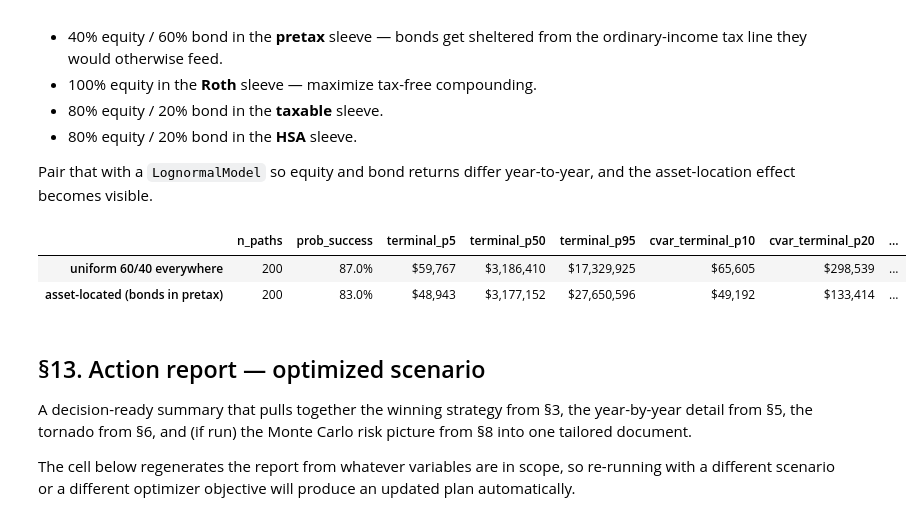
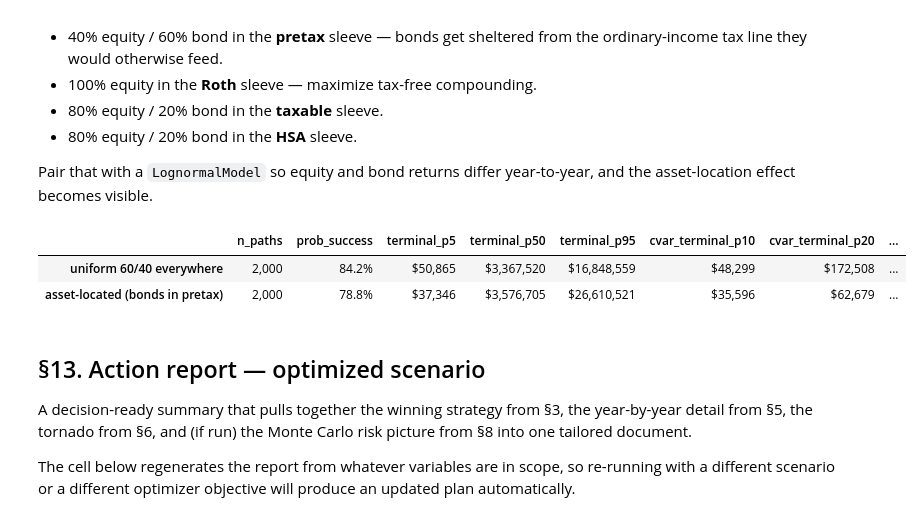
Before and after one commit to yepuv1/Tax_Optimizer, a Jupyter notebook: tax_optimizer_standalone.ipynb, the cells around one changed output. Cells and saved outputs as stored; diff of their text form; code cells hidden in the pictures.

```diff
--- a/tax_optimizer_standalone.ipynb
+++ b/tax_optimizer_standalone.ipynb
@@ -217,3 +216,38 @@ Tax regime:        TCJA_extended_2026
+# %%
+if 1 != 1:
+      # --- Alternate scenario: load (cfg_family1, inputs_family1) from JSON --------
+      # This block is parallel to the inline `cfg` / `inputs` defined above; it
+      # does *not* overwrite them. To switch the notebook over to the scenario
+      # file's values, re-bind `cfg, inputs = cfg_family1, inputs_family1` here
+      # (or wherever you'd like the switch to take effect) and re-run the
+      # downstream cells.
+      from pathlib import Path
+
+      from tax_optimizer import apply_scenario, load_scenario_file
+
+      _SCENARIO_PATH = Path('scenarios/example01.json')
+      _scenario = load_scenario_file(_SCENARIO_PATH)
+      cfg, inputs = apply_scenario(Config(), Inputs(), _scenario)
+
+      print(f'Loaded scenario: {_SCENARIO_PATH}')
+      print(f'  Spouse A age / retire / Roth-401(k) %: '
+            f'{inputs.spouse_a_age_start} / '
+            f'{inputs.spouse_a_retire_age} / '
+            f'{inputs.spouse_a_roth_401k_pct:.0%}')
+      print(f'  Spouse B age / retire / Roth-401(k) %: '
+            f'{inputs.spouse_b_age_start} / '
+            f'{inputs.spouse_b_retire_age} / '
+            f'{inputs.spouse_b_roth_401k_pct:.0%}')
+      print(f'  Horizon age:           {cfg.horizon_age}')
+      print(f'  Tax regime:            {cfg.tax_regime.name}')
+      print(f'  Annual expenses today: ${cfg.annual_expenses_today:,.0f}')
+
+      print('--- Starting balances ---')
+      for k, v in inputs.starting.__dict__.items():
+            print(f'  {k:30s} ${v:>14,.0f}')
+      print(f'\nAnnual expenses:    ${inputs.annual_expenses:,.0f}')
+      print(f'Horizon:           {inputs.spouse_a_age_start} -> {cfg.horizon_age}')
+      print(f'Tax regime:        {cfg.tax_regime.name}')
 # %% [markdown]
 ## §2. Sanity check — first-year federal tax
 
@@ -615,21 +649,21 @@ year-to-year, and the asset-location effect becomes visible.
 # %%
 cfg_asset_uniform = replace(s3_cfg, market=LognormalModel(),
                                   asset_location=AssetLocation.uniform(equity_pct=0.6))
 cfg_asset_located = replace(s3_cfg, market=LognormalModel(),
                                   asset_location=AssetLocation())   # bonds-in-pretax default
 
-mc_uniform = simulate_paths(cfg_asset_uniform, inputs, n_paths=200, seed=7)
-mc_located = simulate_paths(cfg_asset_located, inputs, n_paths=200, seed=7)
+mc_uniform = simulate_paths(cfg_asset_uniform, inputs, n_paths=2000, seed=7)
+mc_located = simulate_paths(cfg_asset_located, inputs, n_paths=2000, seed=7)
 
 cmp = pd.DataFrame({
     'uniform 60/40 everywhere':           mc_uniform.summary(),
     'asset-located (bonds in pretax)':    mc_located.summary(),
 }).T
 fmt_money(cmp)
 # %% [output]
 |  | n_paths | prob_success | terminal_p5 | terminal_p50 | terminal_p95 | cvar_terminal_p10 | cvar_terminal_p20 | ... |
-| uniform 60/40 everywhere | 200 | 87.0% | $59,767 | $3,186,410 | $17,329,925 | $65,605 | $298,539 | ... |
-| asset-located (bonds in pretax) | 200 | 83.0% | $48,943 | $3,177,152 | $27,650,596 | $49,192 | $133,414 | ... |
+| uniform 60/40 everywhere | 2,000 | 84.2% | $50,865 | $3,367,520 | $16,848,559 | $48,299 | $172,508 | ... |
+| asset-located (bonds in pretax) | 2,000 | 78.8% | $37,346 | $3,576,705 | $26,610,521 | $35,596 | $62,679 | ... |
 # %% [markdown]
 ## §13. Action report — optimized scenario
 
```
Also changed, not shown: parts of 4 cells of this notebook, 21 other files.
